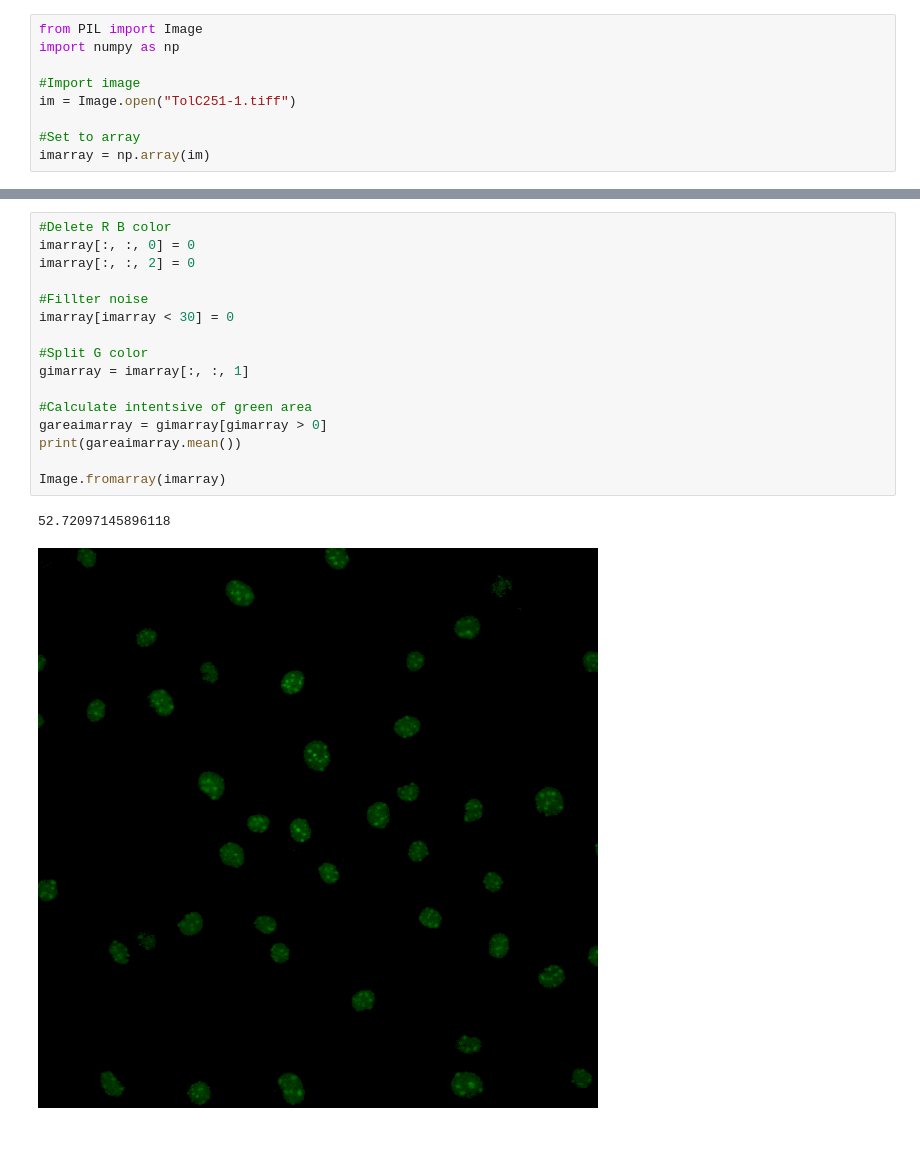
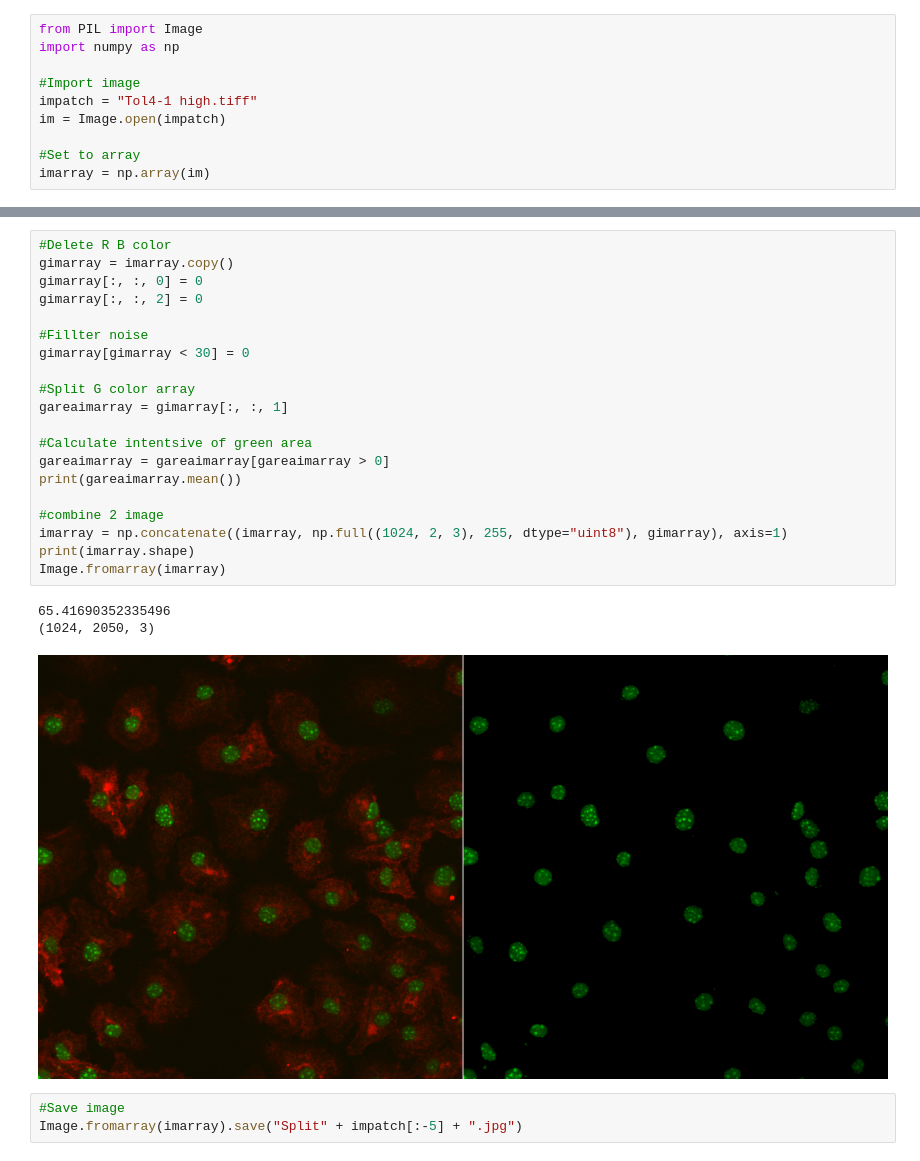
Before and after one commit to weelawat/Portfolio, a Jupyter notebook: Split color cell/Untitled.ipynb, the cells around one changed output, grey strips where cells are left out. Cells and saved outputs as stored; diff of their text form.

Commit message:
Update split cell color

```diff
--- a/Split color cell/Untitled.ipynb
+++ b/Split color cell/Untitled.ipynb
@@ -3,7 +3,8 @@ from PIL import Image
 import numpy as np
 
 #Import image
-im = Image.open("TolC251-1.tiff")
+impatch = "Tol4-1 high.tiff"
+im = Image.open(impatch)
 
 #Set to array
 imarray = np.array(im)
@@ -17,19 +18,27 @@ Image.fromarray(imarray)
 # %%
 #Delete R B color
-imarray[:, :, 0] = 0
-imarray[:, :, 2] = 0
+gimarray = imarray.copy()
+gimarray[:, :, 0] = 0
+gimarray[:, :, 2] = 0
 
 #Fillter noise
-imarray[imarray < 30] = 0
+gimarray[gimarray < 30] = 0
 
-#Split G color
-gimarray = imarray[:, :, 1]
+#Split G color array
+gareaimarray = gimarray[:, :, 1]
 
 #Calculate intentsive of green area
-gareaimarray = gimarray[gimarray > 0]
+gareaimarray = gareaimarray[gareaimarray > 0]
 print(gareaimarray.mean())
 
+#combine 2 image
+imarray = np.concatenate((imarray, np.full((1024, 2, 3), 255, dtype="uint8"), gimarray), axis=1)
+print(imarray.shape)
 Image.fromarray(imarray)
 # %% [output]
-52.72097145896118
+65.41690352335496
+(1024, 2050, 3)
-[figure, old version]
+[figure, new version]
+# %%
+#Save image
+Image.fromarray(imarray).save("Split" + impatch[:-5] + ".jpg")
```
Also changed, not shown: parts of 2 cells of this notebook, 5 other files.
